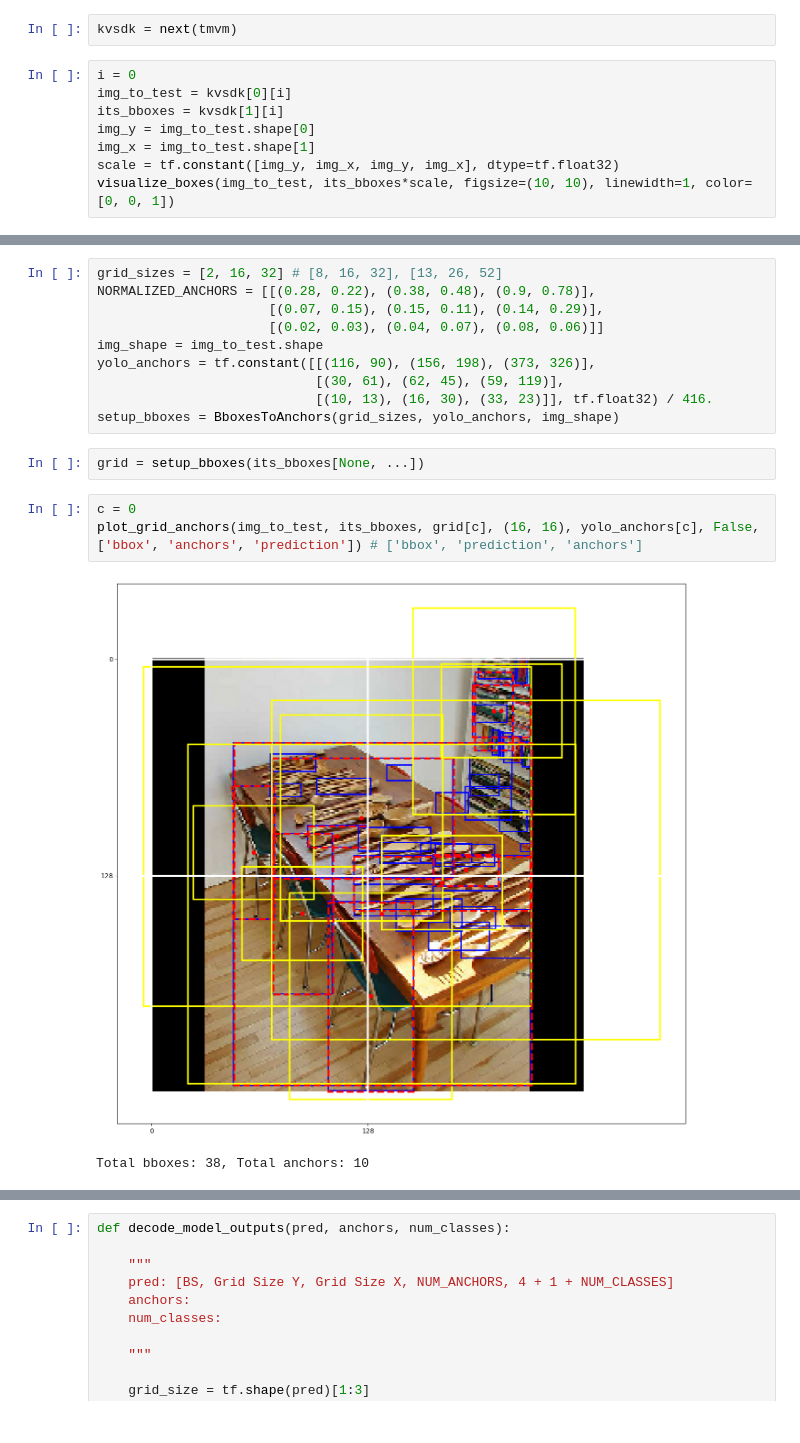
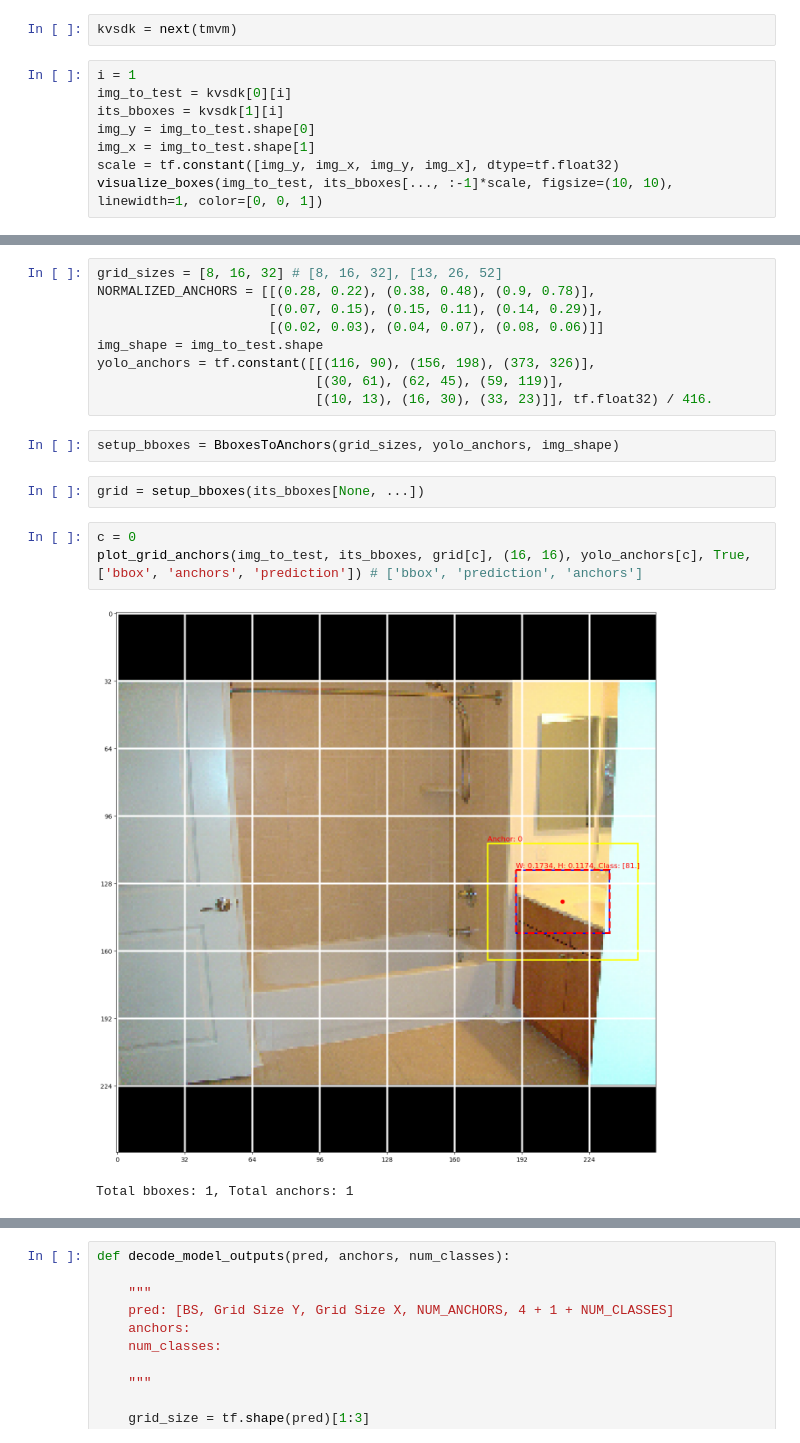
Before and after one commit to gmangonz/Object-Detection, a Jupyter notebook: test.ipynb, the cells around one changed output, grey strips where cells are left out. Cells and saved outputs as stored; diff of their text form.

```diff
--- a/test.ipynb
+++ b/test.ipynb
@@ -175,11 +66,11 @@ tmvm = iter(ds_train)
 # %%
 kvsdk = next(tmvm)
 # %%
-i = 0
+i = 1
 img_to_test = kvsdk[0][i]
 its_bboxes = kvsdk[1][i]
 img_y = img_to_test.shape[0]
 img_x = img_to_test.shape[1]
 scale = tf.constant([img_y, img_x, img_y, img_x], dtype=tf.float32)
-visualize_boxes(img_to_test, its_bboxes*scale, figsize=(10, 10), linewidth=1, color=[0, 0, 1])
+visualize_boxes(img_to_test, its_bboxes[..., :-1]*scale, figsize=(10, 10), linewidth=1, color=[0, 0, 1])
 # %% [output]
@@ -357,5 +78,5 @@ def make_output(y_true_out, anchors_sorted_indxs, iou_sorted, grid_yx, data):
 # %%
-grid_sizes = [2, 16, 32] # [8, 16, 32], [13, 26, 52]
+grid_sizes = [8, 16, 32] # [8, 16, 32], [13, 26, 52]
 NORMALIZED_ANCHORS = [[(0.28, 0.22), (0.38, 0.48), (0.9, 0.78)],
                       [(0.07, 0.15), (0.15, 0.11), (0.14, 0.29)],
                       [(0.02, 0.03), (0.04, 0.07), (0.08, 0.06)]]
@@ -363,12 +84,13 @@ img_shape = img_to_test.shape
 yolo_anchors = tf.constant([[(116, 90), (156, 198), (373, 326)],
                             [(30, 61), (62, 45), (59, 119)],
                             [(10, 13), (16, 30), (33, 23)]], tf.float32) / 416.
-setup_bboxes = BboxesToAnchors(grid_sizes, yolo_anchors, img_shape)
+# %%
+setup_bboxes = BboxesToAnchors(grid_sizes, yolo_anchors, img_shape)
 # %%
 grid = setup_bboxes(its_bboxes[None, ...])
 # %%
 c = 0
-plot_grid_anchors(img_to_test, its_bboxes, grid[c], (16, 16), yolo_anchors[c], False, ['bbox', 'anchors', 'prediction']) # ['bbox', 'prediction', 'anchors']
+plot_grid_anchors(img_to_test, its_bboxes, grid[c], (16, 16), yolo_anchors[c], True, ['bbox', 'anchors', 'prediction']) # ['bbox', 'prediction', 'anchors']
 # %% [output]
-[figure, old version]
+[figure, new version]
-Total bboxes: 38, Total anchors: 10
+Total bboxes: 1, Total anchors: 1
```
Also changed, not shown: parts of 13 cells of this notebook, 5 other files.
